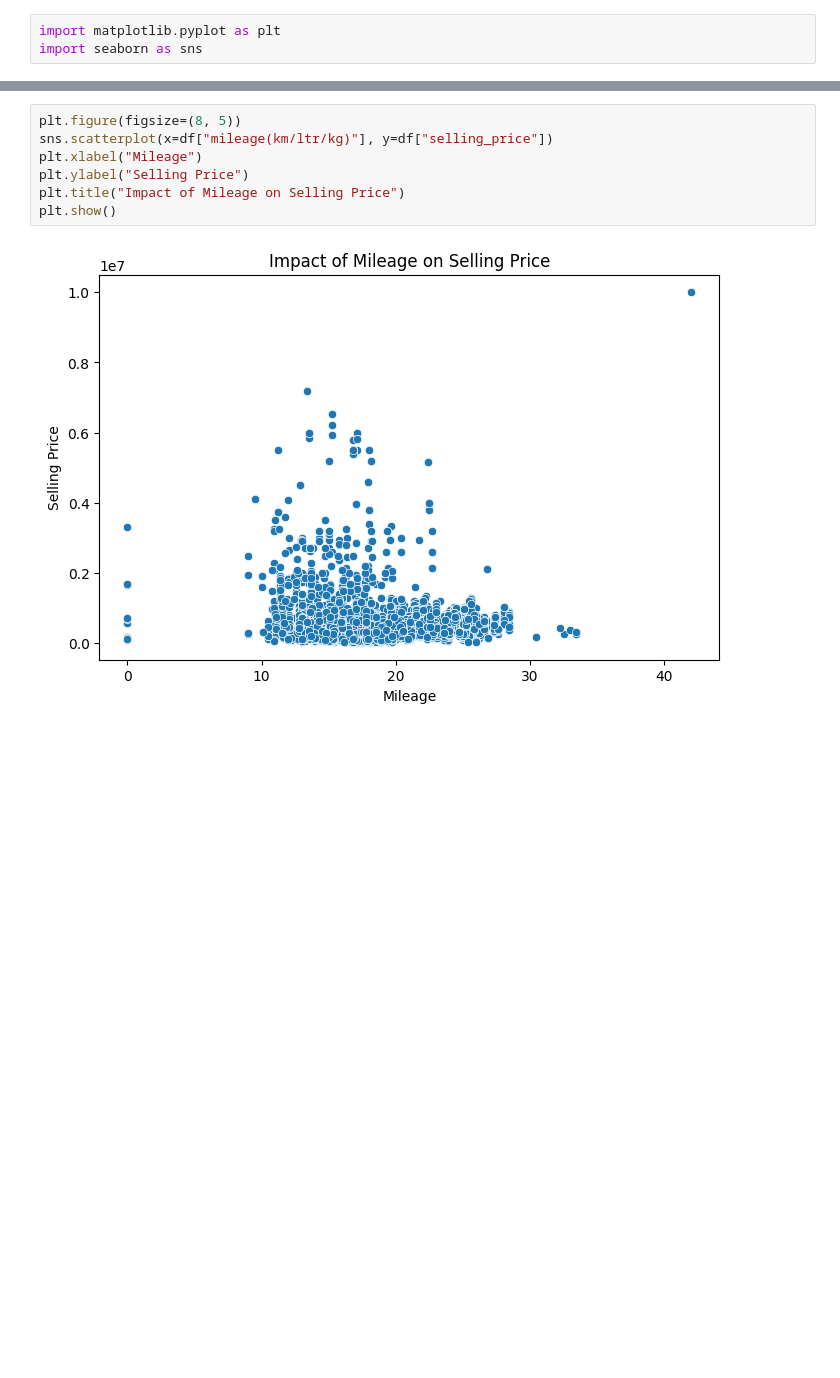
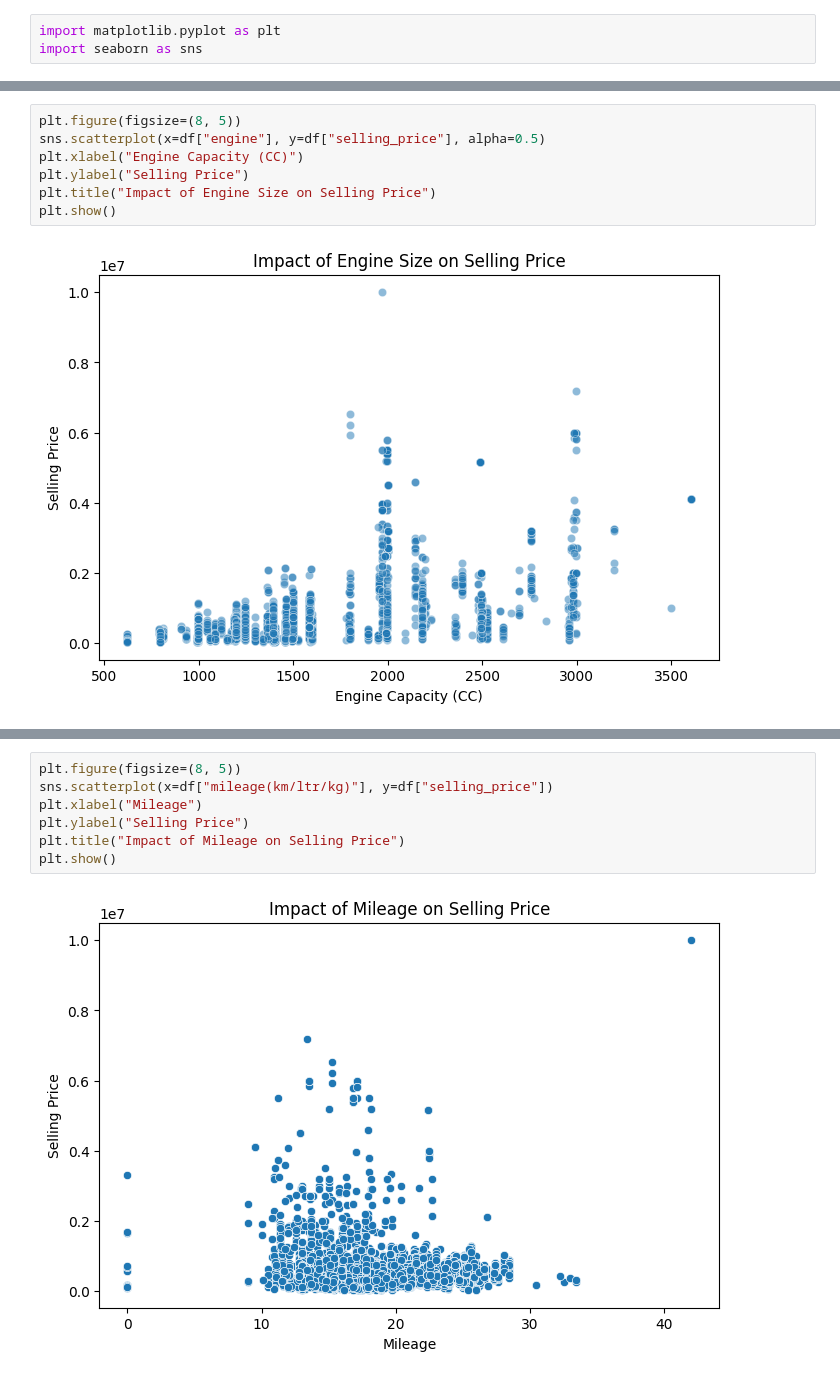
Before and after one commit to shakeraema/Dataset_Manipulation, a Jupyter notebook: Task_PDS.ipynb, the cells around one changed output, grey strips where cells are left out. Saved outputs shown, nothing was run; the diff lists cells and outputs as text; blank space fills up the shorter version.

```diff
--- a/Task_PDS.ipynb
+++ b/Task_PDS.ipynb
@@ -80,0 +101,9 @@ plt.show()
+# %%
+plt.figure(figsize=(8, 5))
+sns.scatterplot(x=df["engine"], y=df["selling_price"], alpha=0.5)
+plt.xlabel("Engine Capacity (CC)")
+plt.ylabel("Selling Price")
+plt.title("Impact of Engine Size on Selling Price")
+plt.show()
+# %% [output]
+[figure, added]
```
Also changed, not shown: parts of 39 cells of this notebook.
